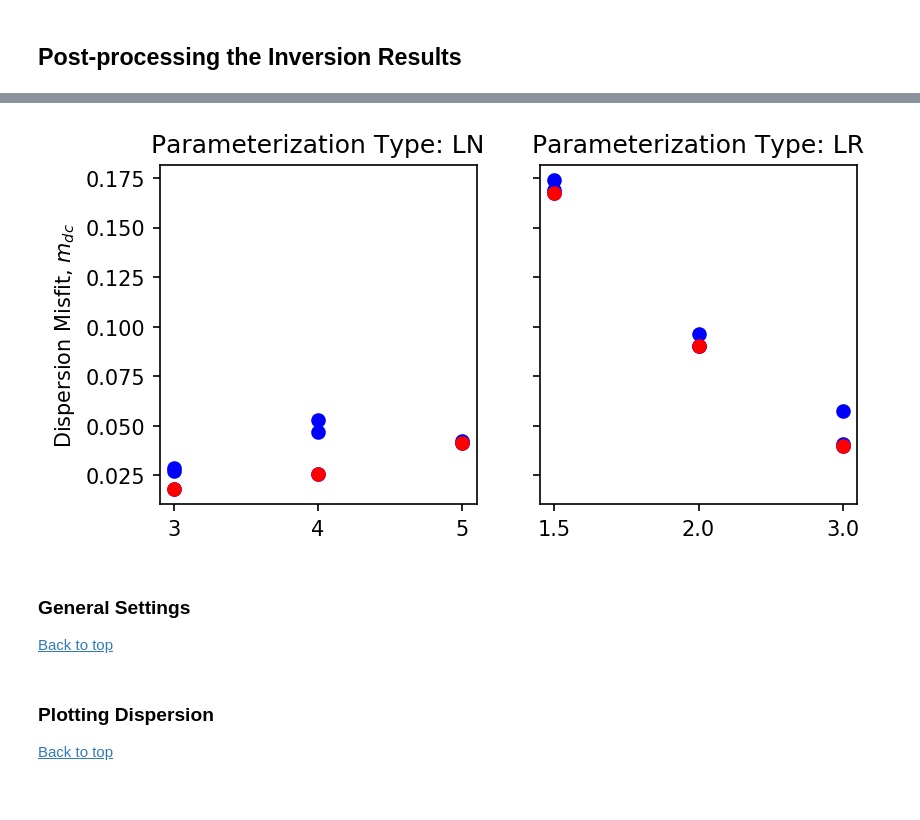
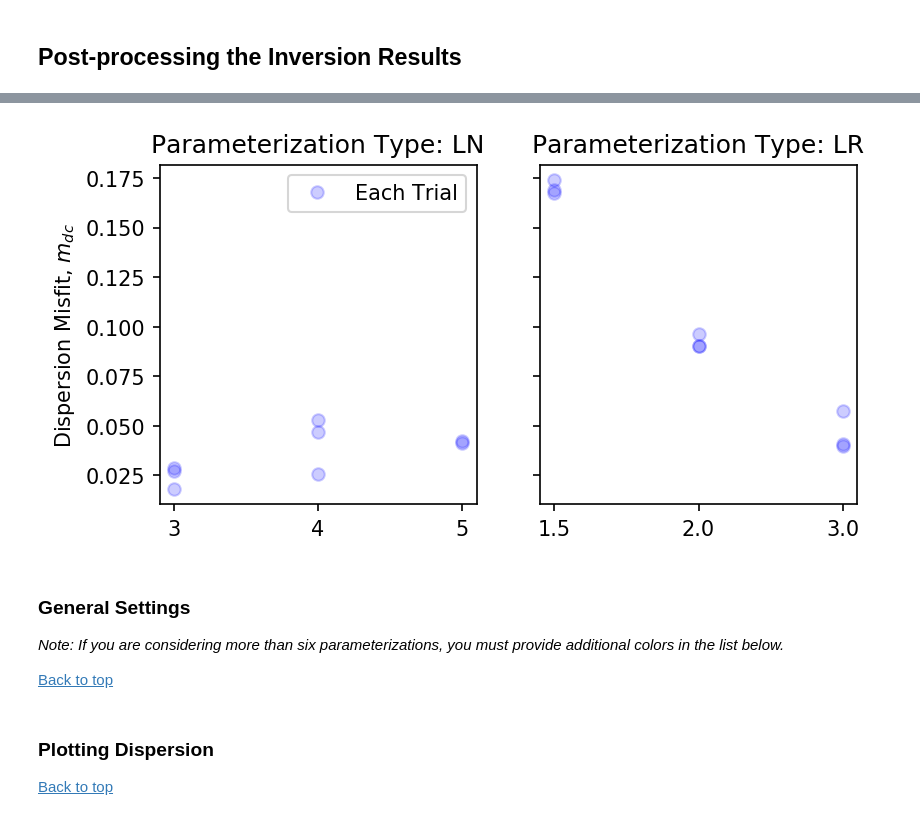
Before and after one commit to jpvantassel/swprepost, a Jupyter notebook: examples/adv/SWinvertWorkflow.ipynb, the cells around one changed output, grey strips where cells are left out. Cells and saved outputs as stored; diff of their text form; code cells hidden in the pictures.

```diff
--- a/examples/adv/SWinvertWorkflow.ipynb
+++ b/examples/adv/SWinvertWorkflow.ipynb
@@ -319,7 +325,9 @@ nrayleigh = 1       # Number of rayleigh modes, may use "all"
 nlove = 0           # Number of love modes, may use "all"
 ngm = 1             # Number of ground models, may use "all"
 
-fnames = glob.glob('3_text/*_DC.txt')
+full_path = "./3_text/"
+# full_path = "/home/jupyter/MyData/archive/<path_here>/3_text/"
+fnames = glob.glob(full_path + "*_DC.txt")
 fnames.sort(key=lambda x: int(re.findall(r".*[\\/].*_.*[LF][TRN][IL]?(\d+)_Tr\d+_DC.txt$",x)[0]))
 
 dcs, gms = {}, {}
@@ -338,40 +346,46 @@ for fname in fnames:
 
     # Save by parameterization number
     if parnumber not in dcs[partype].keys():
         dcs[partype].update({parnumber:{}})
         gms[partype].update({parnumber:{}})
 
     # Save by trial
     if os.path.getsize(fname) == 0:
         print(f"fname = {fname}, is empty skipping!")
     else:
         dcs[partype][parnumber].update({seed:swprepost.DispersionSuite.from_geopsy(fname=fname, nsets=ndc,
                                                                                    nrayleigh=nrayleigh, nlove=nlove)})
         gms[partype][parnumber].update({seed:swprepost.GroundModelSuite.from_geopsy(fname=fname[:-6]+"GM.txt", nmodels=ngm)})
 
-
 ncols = len(list(dcs.keys()))
 fig, axs = plt.subplots(nrows=1, ncols=ncols, sharey=True, figsize=(3*ncols,3), dpi=150)
 axs = [axs] if type(axs) != np.ndarray else axs
 bestseed = {}
+blabel = "Each Trial"
+fiter = True
 for ax, partype in zip(axs, dcs):
     bestseed.update({partype:{}})
     for parnumber in dcs[partype]:
         seeds, misfits = [], []
         for seed in dcs[partype][parnumber].keys():
             seeds.append(seed)
             misfits.append(dcs[partype][parnumber][seed].misfits[0])
-            ax.plot(parnumber, misfits[-1], 'bo')
+            ax.plot(parnumber, misfits[-1], 'bo', label=blabel, alpha=0.2)
+            blabel = None
         bestseed[partype].update({parnumber:seeds[misfits.index(min(misfits))]})
-        ax.plot(parnumber, min(misfits),'ro')
+    if fiter:
+        fiter = False
+        ax.legend()
     ax.set_title("Parameterization Type: "+partype)
 axs[0].set_ylabel("Dispersion Misfit, "+"$m_{dc}$")
 plt.show()
 # %% [output]
-[figure, old version]
+[figure, new version]
 # %% [markdown]
 ### General Settings
 
+_Note: If you are considering more than six parameterizations, you must provide additional colors in the list below._
+
 [Back to top](#License-Information)
 # %%
 colors = ["#adefbb", "#588c7e","#e6c833","#f2ae72","#e97816","#a366ff"]
```
Also changed, not shown: parts of 9 cells of this notebook.
